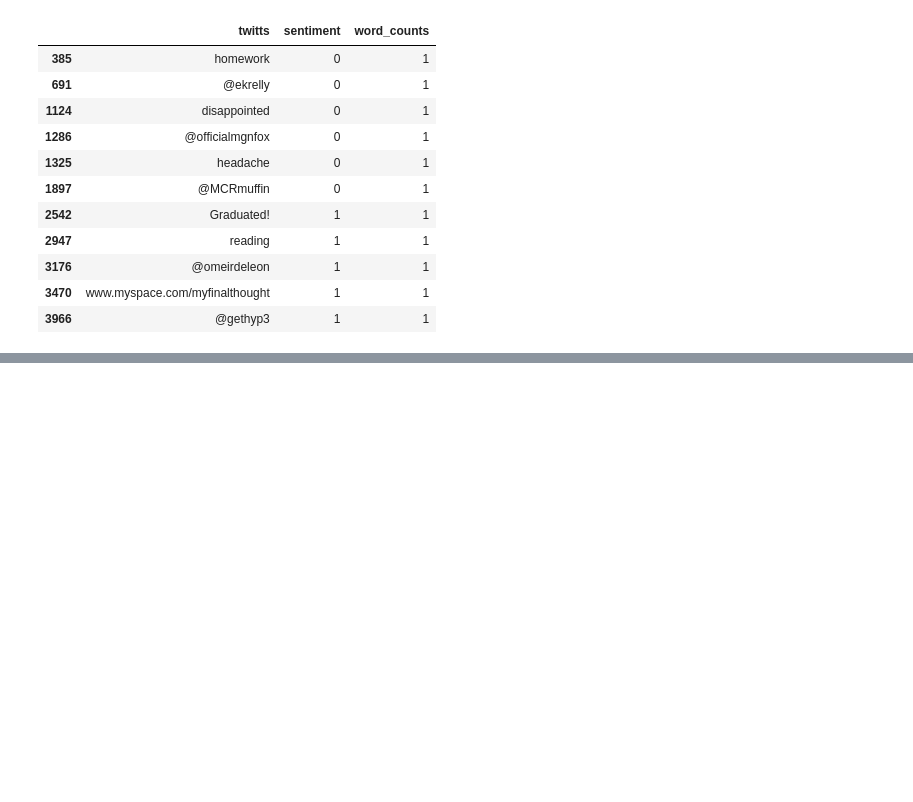
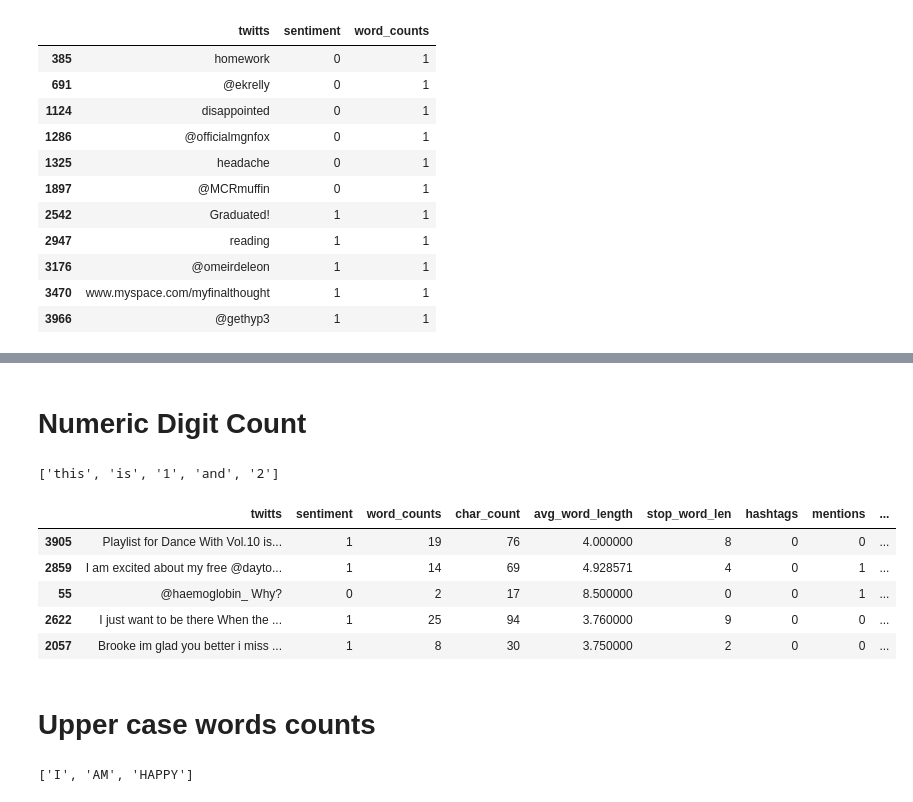
Before and after one commit to chitreshkr/Natural-Language-Processing-Python, a Jupyter notebook: Complete_Text_Processing.ipynb, the cells around one changed output, grey strips where cells are left out. Cells and saved outputs as stored; diff of their text form; code cells hidden in the pictures; blank space fills up the shorter version.

```diff
--- a/Complete_Text_Processing.ipynb
+++ b/Complete_Text_Processing.ipynb
@@ -70,0 +153,4 @@ df[df['word_counts']==1]
+# %%
+df['hashtags'] = df['twitts'].apply(lambda x: len([t for t in x.split() if t.startswith('#')]))
+# %%
+df['mentions'] = df['twitts'].apply(lambda x: len([t for t in x.split() if t.startswith('@')]))
@@ -70,0 +166,21 @@ df[df['word_counts']==1]
+# %% [markdown]
+# Numeric Digit Count
+# %%
+x = 'this is 1 and 2'
+# %%
+x.split()
+# %% [output]
+['this', 'is', '1', 'and', '2']
+# %%
+df['numeric_count'] = df['twitts'].apply(lambda x : len([t for t in x.split() if t.isdigit()]))
+# %%
+df.sample(5)
+# %% [output]
+|  | twitts | sentiment | word_counts | char_count | avg_word_length | stop_word_len | hashtags | mentions | ... |
+| 3905 | Playlist for Dance With Vol.10 is... | 1 | 19 | 76 | 4.000000 | 8 | 0 | 0 | ... |
+| 2859 | I am excited about my free @dayto... | 1 | 14 | 69 | 4.928571 | 4 | 0 | 1 | ... |
+| 55 | @haemoglobin_ Why? | 0 | 2 | 17 | 8.500000 | 0 | 0 | 1 | ... |
+| 2622 | I just want to be there When the ... | 1 | 25 | 94 | 3.760000 | 9 | 0 | 0 | ... |
+| 2057 | Brooke im glad you better i miss ... | 1 | 8 | 30 | 3.750000 | 2 | 0 | 0 | ... |
+# %% [markdown]
+# Upper case words counts
@@ -70,0 +190,4 @@ df[df['word_counts']==1]
+# %%
+[t for t in x.split() if t.isupper()]
+# %% [output]
+['I', 'AM', 'HAPPY']
```
Also changed, not shown: parts of 147 cells of this notebook.
